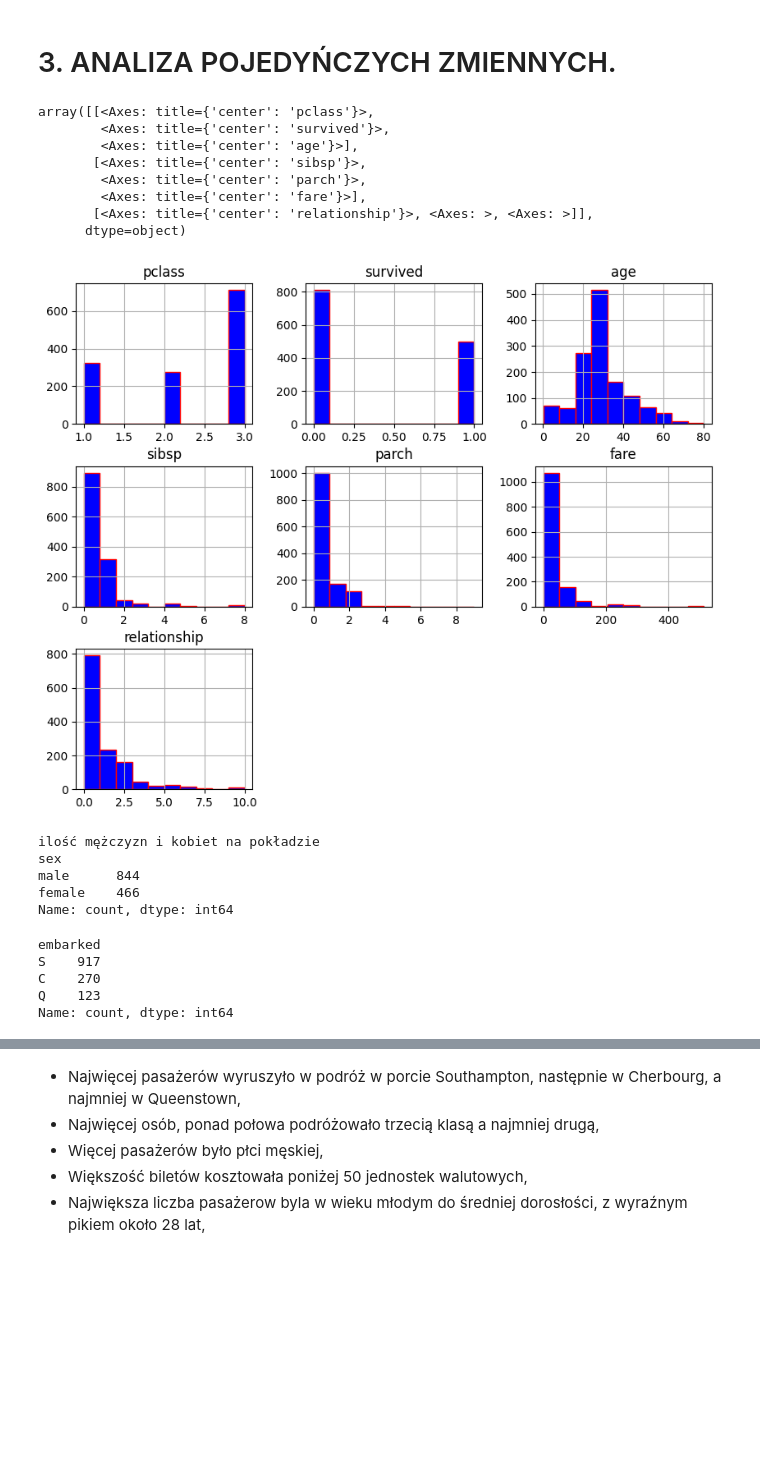
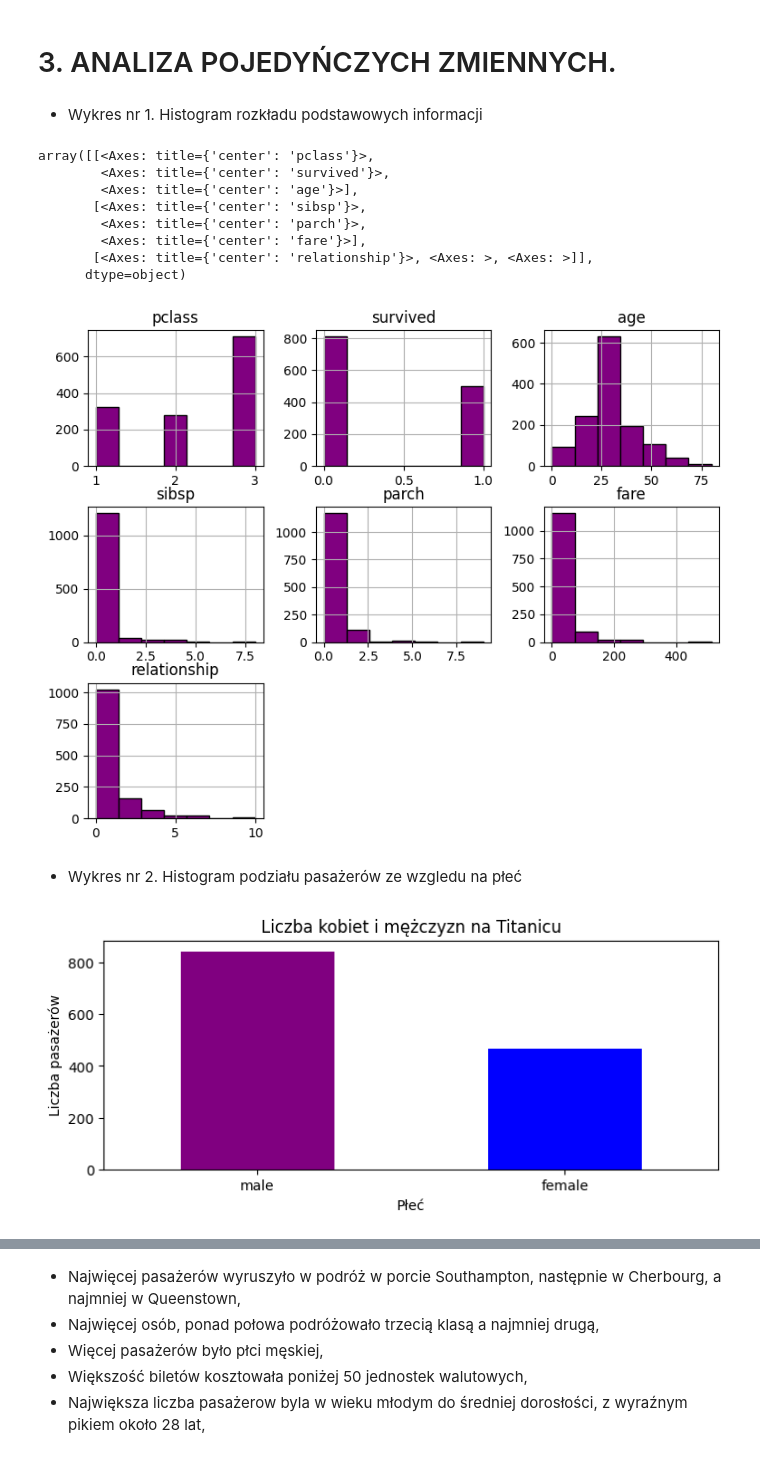
Before and after one commit to JarekD4/ds_ai_portfolio, a Jupyter notebook: docs/titanic/titanic.ipynb, the cells around one changed output, grey strips where cells are left out. Drawn from its saved outputs; the diff is of its cells as text; code cells hidden in the pictures; blank space fills up the shorter version.

```diff
--- a/docs/titanic/titanic.ipynb
+++ b/docs/titanic/titanic.ipynb
@@ -271,8 +279,10 @@ dtype: int64
 - Nie znamy cabin dla 1015 pasażerów
 # %% [markdown]
 # 3. ANALIZA POJEDYŃCZYCH ZMIENNYCH.
+# %% [markdown]
+* Wykres nr 1. Histogram rozkładu podstawowych informacji
 # %%
-df.hist(figsize=(10, 8), bins=10, color='blue', edgecolor='red')
+df.hist(figsize=(9, 7), bins=7, color='purple', edgecolor='black')
 # %% [output]
 array([[<Axes: title={'center': 'pclass'}>,
         <Axes: title={'center': 'survived'}>,
@@ -282,21 +292,21 @@ array([[<Axes: title={'center': 'pclass'}>,
         <Axes: title={'center': 'fare'}>],
        [<Axes: title={'center': 'relationship'}>, <Axes: >, <Axes: >]],
       dtype=object)
-[figure, old version]
+[figure, new version]
-# %%
-num_of_m_f = df['sex'].value_counts()
-print(f'ilość mężczyzn i kobiet na pokładzie\n{num_of_m_f}')
-# %% [output]
-ilość mężczyzn i kobiet na pokładzie
-sex
-male      844
-female    466
-Name: count, dtype: int64
-# %%
-df['embarked'].value_counts()
-# %% [output]
-embarked
-S    917
-C    270
-Q    123
-Name: count, dtype: int64
+# %% [markdown]
+* Wykres nr 2. Histogram podziału pasażerów ze wzgledu na płeć
+# %%
+# Policz ile jest kobiet i mężczyzn
+sex = df['sex'].value_counts()
+
+# Narysuj wykres słupkowy
+plt.figure(figsize=(8, 3))  # ⬅️ rozmiar wykresu w calach
+
+sex.plot(kind='bar', color=['purple', 'blue'])
+plt.title('Liczba kobiet i mężczyzn na Titanicu')
+plt.xlabel('Płeć')
+plt.ylabel('Liczba pasażerów')
+plt.xticks(rotation=0)
+plt.show()
+# %% [output]
+[figure, added]
```
Also changed, not shown: parts of 53 cells of this notebook, 4 other files.
